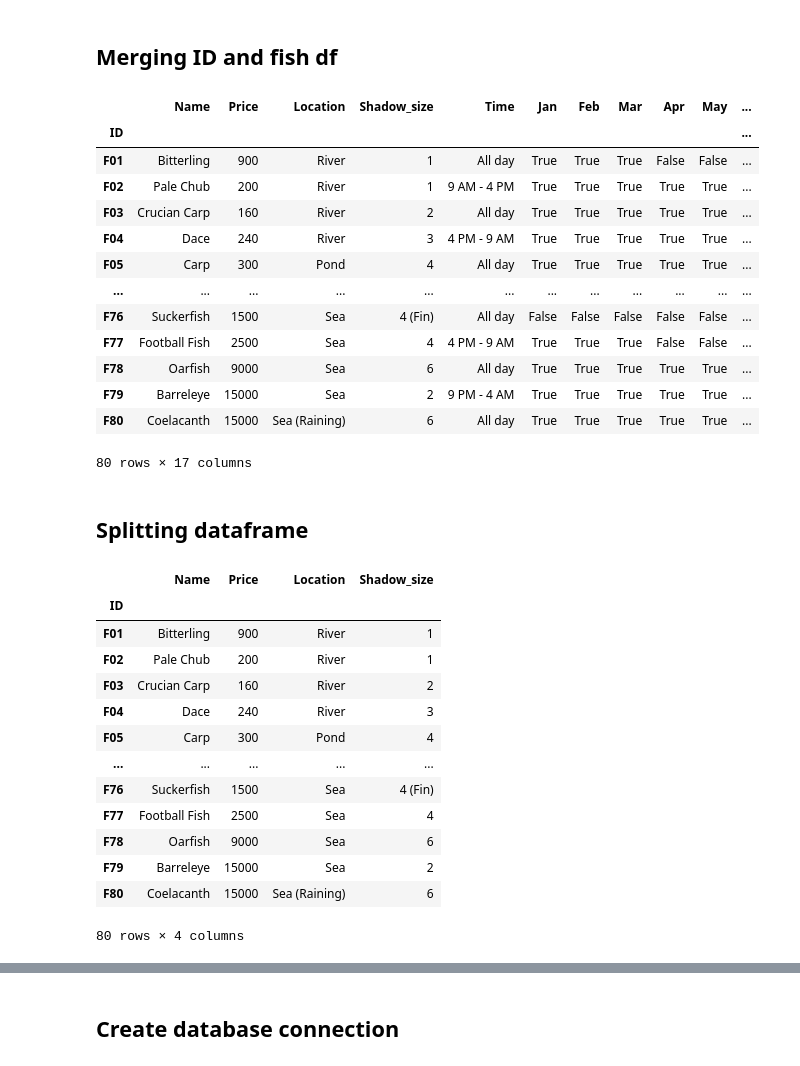
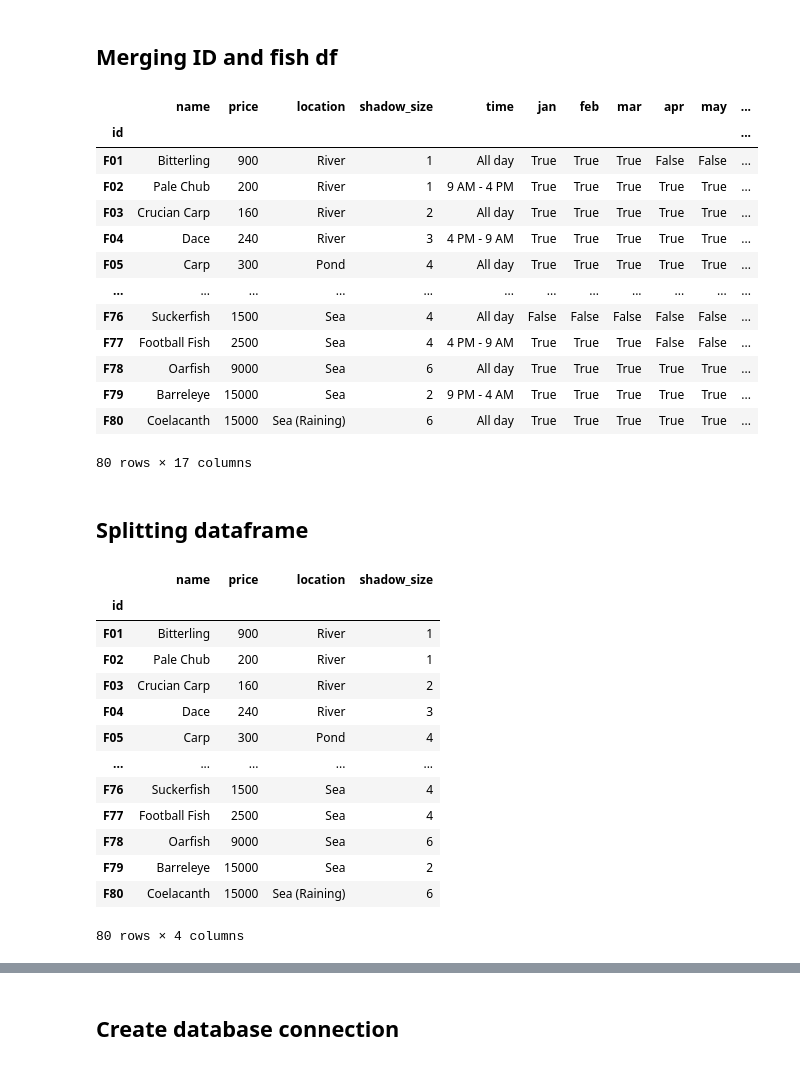
Before and after one commit to msadowski20/etl_project, a Jupyter notebook: Notebooks/fish.ipynb, the cells around one changed output, grey strips where cells are left out. Saved outputs shown, nothing was run; the diff lists cells and outputs as text; code cells hidden in the pictures.

Commit message:
cleaned up fish notebook

```diff
--- a/Notebooks/fish.ipynb
+++ b/Notebooks/fish.ipynb
@@ -67,6 +74,14 @@ df["Dec"] = df["Dec"].replace("✓", True).replace("-", False)
 # Capitalizing the name column
 df["Name"] = df["Name"].str.title()
 
+#Renmaing cell values
+df['Name'] = [x.replace("Pop-Eyed","Pop-eyed").\
+              replace("Soft-Shelled","Soft-shelled") for x in df["Name"]]
+
+    ## replacing narrow with 1
+df['Shadow size'] = [x.replace(' (Fin)','').replace('Narrow','1') for x in df["Shadow size"]]
+
+
 # Displaying df
 df
 # %% [output]
@@ -87,7 +102,7 @@ df
 ## Fish ID df
 # %%
 # Reading id csv
-filepath = "Resources/ids.csv"
+filepath = os.path.join("..","Resources","ids.csv")
 
 # Reading csv into a df
 id_df = pd.read_csv(filepath)
@@ -99,25 +114,27 @@ fish_id = id_df.loc[id_df['Type']=='Fish']
 # %%
 # Merging fish id and fish df
 fish_id_merge = df.merge(fish_id[["ID","Name"]],on='Name',how='left')
 
+# Renaming columns
 fish_id_merge = fish_id_merge.rename(columns={"Shadow size":"Shadow_size"})
+fish_id_merge.columns = fish_id_merge.columns.str.lower()
 
 # Setting the index to ID
-fish_id_merge = fish_id_merge.set_index("ID")
+fish_id_merge = fish_id_merge.set_index("id")
 
 # Displaying the df
 
 fish_id_merge
 # %% [output]
-|  | Name | Price | Location | Shadow_size | Time | Jan | Feb | Mar | Apr | May | ... |
-| ID |  |  |  |  |  |  |  |  |  |  | ... |
+|  | name | price | location | shadow_size | time | jan | feb | mar | apr | may | ... |
+| id |  |  |  |  |  |  |  |  |  |  | ... |
 | F01 | Bitterling | 900 | River | 1 | All day | True | True | True | False | False | ... |
 | F02 | Pale Chub | 200 | River | 1 | 9 AM - 4 PM | True | True | True | True | True | ... |
 | F03 | Crucian Carp | 160 | River | 2 | All day | True | True | True | True | True | ... |
 | F04 | Dace | 240 | River | 3 | 4 PM - 9 AM | True | True | True | True | True | ... |
 | F05 | Carp | 300 | Pond | 4 | All day | True | True | True | True | True | ... |
 | ... | ... | ... | ... | ... | ... | ... | ... | ... | ... | ... | ... |
-| F76 | Suckerfish | 1500 | Sea | 4 (Fin) | All day | False | False | False | False | False | ... |
+| F76 | Suckerfish | 1500 | Sea | 4 | All day | False | False | False | False | False | ... |
 | F77 | Football Fish | 2500 | Sea | 4 | 4 PM - 9 AM | True | True | True | False | False | ... |
 | F78 | Oarfish | 9000 | Sea | 6 | All day | True | True | True | True | True | ... |
 | F79 | Barreleye | 15000 | Sea | 2 | 9 PM - 4 AM | True | True | True | True | True | ... |
@@ -132,15 +149,15 @@ fish_df = fish_id_merge.iloc[:,:4]
 # Displaying the fish df
 fish_df
 # %% [output]
-|  | Name | Price | Location | Shadow_size |
-| ID |  |  |  |  |
+|  | name | price | location | shadow_size |
+| id |  |  |  |  |
 | F01 | Bitterling | 900 | River | 1 |
 | F02 | Pale Chub | 200 | River | 1 |
 | F03 | Crucian Carp | 160 | River | 2 |
 | F04 | Dace | 240 | River | 3 |
 | F05 | Carp | 300 | Pond | 4 |
 | ... | ... | ... | ... | ... |
-| F76 | Suckerfish | 1500 | Sea | 4 (Fin) |
+| F76 | Suckerfish | 1500 | Sea | 4 |
 | F77 | Football Fish | 2500 | Sea | 4 |
 | F78 | Oarfish | 9000 | Sea | 6 |
 | F79 | Barreleye | 15000 | Sea | 2 |
```
Also changed, not shown: parts of 7 cells of this notebook, 2 other files.
